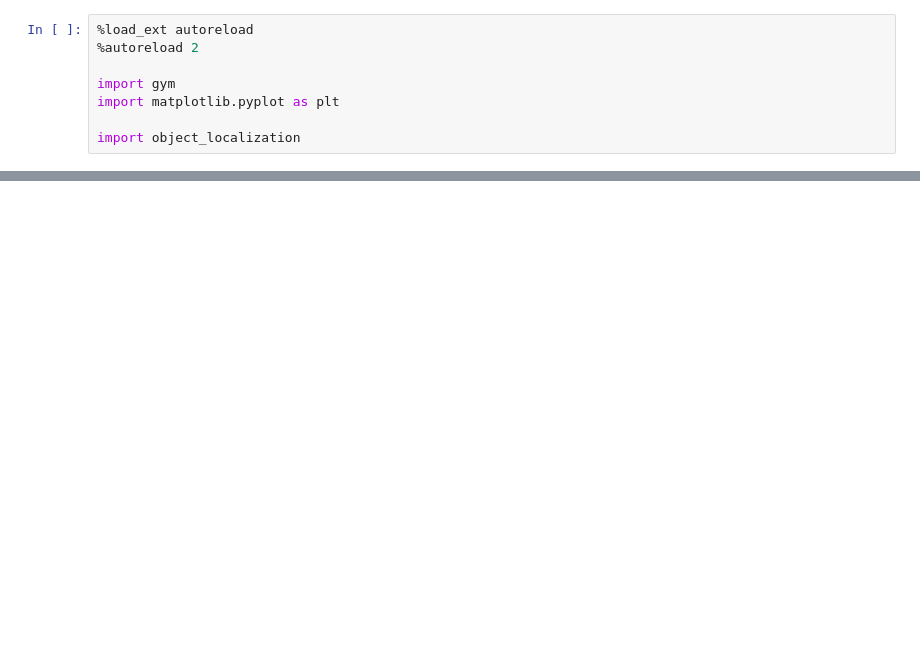
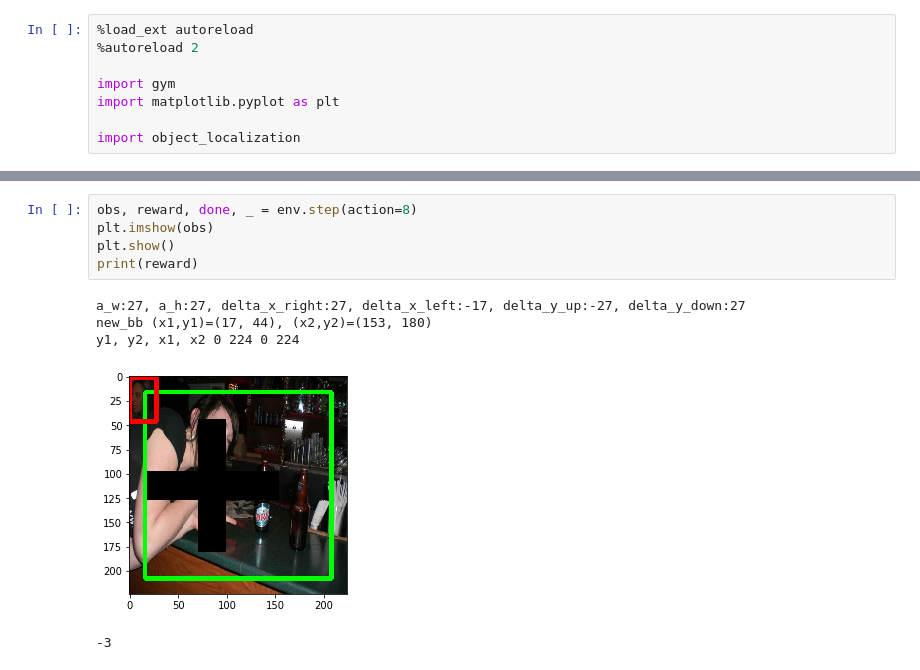
Before and after one commit to jgsimard/COMP767, a Jupyter notebook: project/gym-project/gym_project/envs/test env.ipynb, the cells around one changed output, grey strips where cells are left out. Cells and saved outputs as stored; diff of their text form; blank space fills up the shorter version.

```diff
--- a/project/gym-project/gym_project/envs/test env.ipynb
+++ b/project/gym-project/gym_project/envs/test env.ipynb
@@ -19,0 +27,11 @@ y1, y2, x1, x2 0 224 0 224
+# %%
+obs, reward, done, _ = env.step(action=8)
+plt.imshow(obs)
+plt.show()
+print(reward)
+# %% [output]
+a_w:27, a_h:27, delta_x_right:27, delta_x_left:-17, delta_y_up:-27, delta_y_down:27
+new_bb (x1,y1)=(17, 44), (x2,y2)=(153, 180)
+y1, y2, x1, x2 0 224 0 224
+[figure, added]
+-3
```
Also changed, not shown: parts of 1 cell of this notebook, 1 other file.
